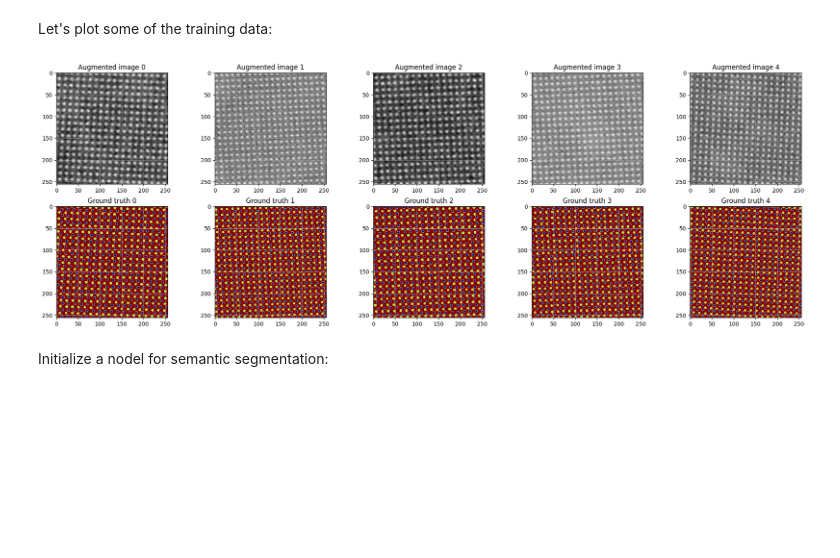
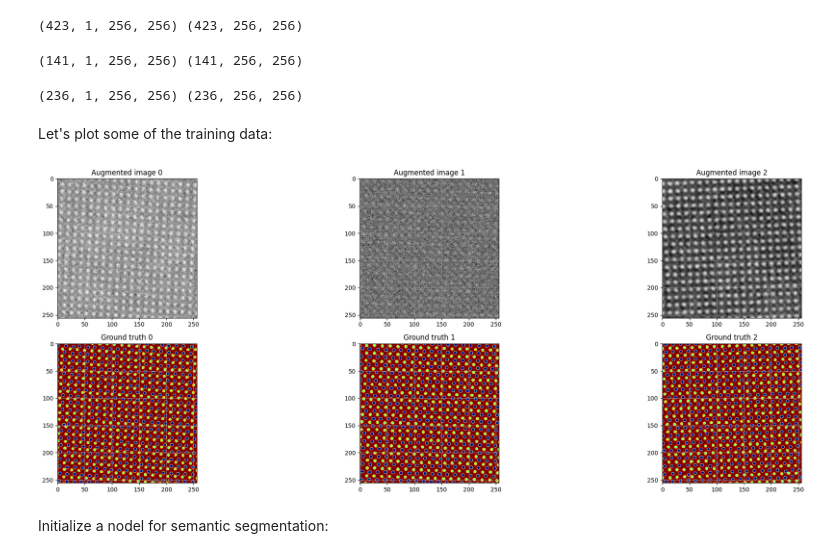
Before and after one commit to Pragalbhv/AtomAI_Reusability, a Jupyter notebook: examples/notebooks/EarlyStopping_LBFO_pv.ipynb, the cells around one changed output. Drawn from its saved outputs; the diff is of its cells as text; code cells hidden in the pictures; blank space fills up the shorter version.

```diff
--- a/examples/notebooks/EarlyStopping_LBFO_pv.ipynb
+++ b/examples/notebooks/EarlyStopping_LBFO_pv.ipynb
@@ -31,0 +47,7 @@ print(images_test.shape, labels_test.shape)
+# %%
+download_link = 'https://drive.google.com/uc?id=1_uo7BXjDU-laUAs4Uj1aFqwqfnxi9tpz'
+!gdown $download_link -O 'img_w_coord.npy'
+img_w_coord = np.load('img_w_coord.npy')
+lattice_im = img_w_coord['lattice_img']
+xy_atoms_a = img_w_coord['lattice_coord_a']
+xy_atoms_b = img_w_coord['lattice_coord_b']
@@ -31,0 +60,3 @@ print(images_test.shape, labels_test.shape)
+# %%
+lattice_mask_a = create_lattice_mask(lattice_im, xy_atoms_a.T)
+lattice_mask_b = create_lattice_mask(lattice_im, xy_atoms_b.T)
@@ -31,0 +90,44 @@ print(images_test.shape, labels_test.shape)
+# %%
+# For a single class case, we still need to explicitly specify the single channel
+labels_all = labels_all[..., None] if np.ndim(labels_all) == 3 else labels_all
+# Number of channels in masked data (the training images have a single channel)
+ch = labels_all.shape[-1]
+# Define image distortion/noise parameters
+zoom = 1.1 # zoom factor
+poisson = [30, 40] # P noise range (scaled units)
+gauss = [20, 100] # G noise range (scaled units)
+blur = [1, 40] # Blurring range (scaled units)
+contrast = [5, 14] # contrast range (< 10 is brighter, > 10 is darker)
+salt_and_pepper = [1, 10] # min/max amount of salted/peppered pixels (scaled units)
+# %%
+# Run the augmentor
+imaug = datatransform(
+    n_channels=ch, dim_order_in='channel_last', dim_order_out='channel_first',
+    gauss_noise=gauss, poisson_noise=poisson, salt_and_pepper=salt_and_pepper,
+    contrast=contrast, blur=blur, zoom=zoom, rotation=True,
+    squeeze_channels=True, seed=42)
+images, labels = imaug.run(images_all, labels_all)
+
+print(images.shape, labels.shape)
+# %% [output]
+(423, 1, 256, 256) (423, 256, 256)
+# %%
+imaug = datatransform(
+    n_channels=ch, dim_order_in='channel_last', dim_order_out='channel_first',
+    gauss_noise=gauss, poisson_noise=poisson, salt_and_pepper=salt_and_pepper,
+    contrast=contrast, blur=blur, zoom=zoom, rotation=True,
+    squeeze_channels=True, seed=42)
+images_val, labels_val = imaug.run(images_val_all, labels_val_all)
+
+print(images_val.shape, labels_val.shape)
+# %% [output]
+(141, 1, 256, 256) (141, 256, 256)
+# %%
+#preserve everything about test, just convert to format required. note no augmentation is done
+imaug = datatransform(n_channels=ch, dim_order_in='channel_last', dim_order_out='channel_first',
+    squeeze_channels=True, seed=42)
+images_test, labels_test = imaug.run(images_test_all, labels_test_all)
+
+print(images_test.shape, labels_test.shape)
+# %% [output]
+(236, 1, 256, 256) (236, 256, 256)
@@ -32,26 +136,27 @@ print(images_test.shape, labels_test.shape)
 # %% [markdown]
 Let's plot some of the training data:
 # %%
-n = 5
+n = 3
 k=1
 n = n + 1
 fig = plt.figure( figsize=(30, 8))
 for i in range(1, n):
     ax = fig.add_subplot(2, n, i)
     ax.imshow(images[i-1+k,0,:,:], cmap='gray')
     ax.set_title('Augmented image ' + str(i-1) )
     ax.grid(alpha = 0.5)
     ax = fig.add_subplot(2, n, i+n)
     if labels.shape[1] == 1:
         ax.imshow(labels[i-1+k, 0], cmap='jet', interpoltion='Gaussian')
     else:
         ax.imshow(labels[i-1+k], cmap='jet', interpolation='Gaussian')
 
 
     ax.set_title('Ground truth ' + str(i-1))
     ax.grid(alpha=0.75)
+plt.tight_layout()
 # %% [output]
-[figure, old version]
+[figure, new version]
 # %% [markdown]
 Initialize a nodel for semantic segmentation:
 # %%
```
Also changed, not shown: parts of 24 cells of this notebook.
